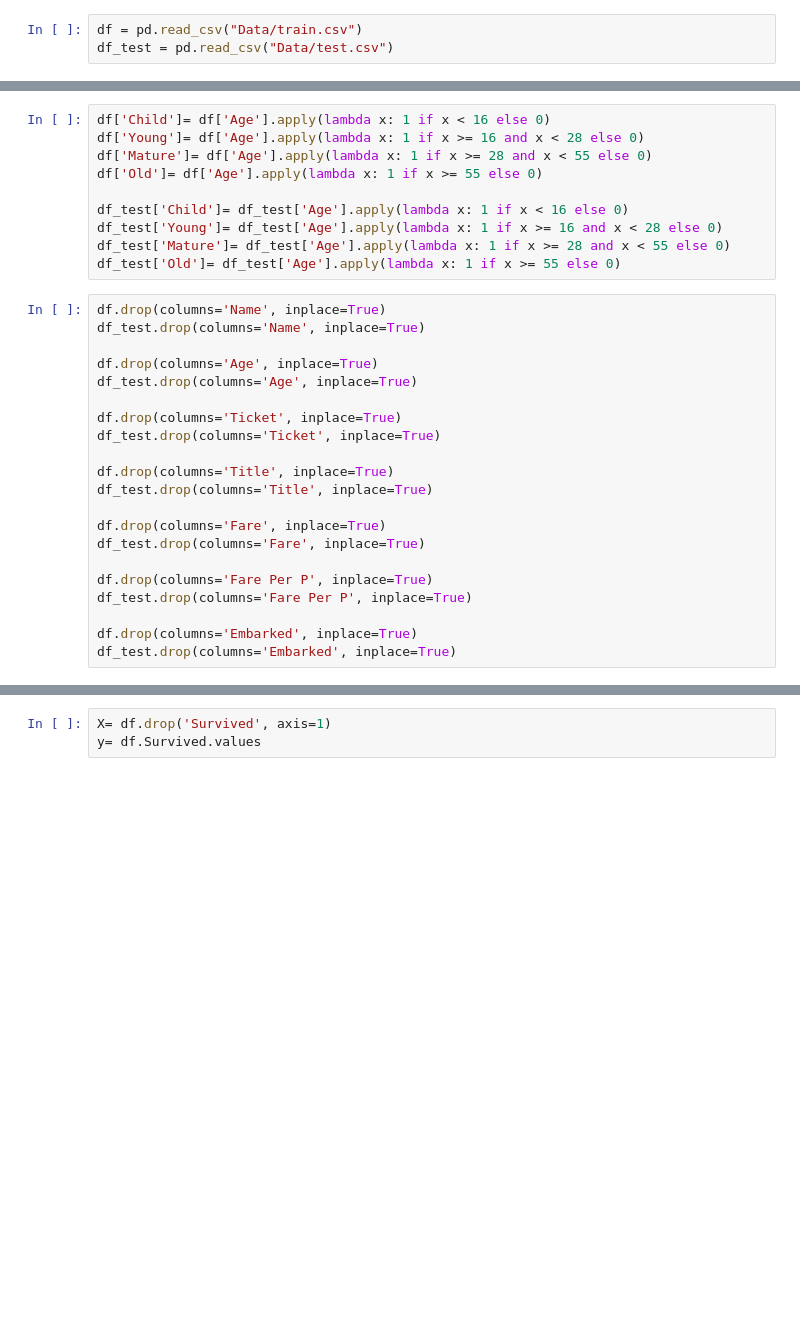
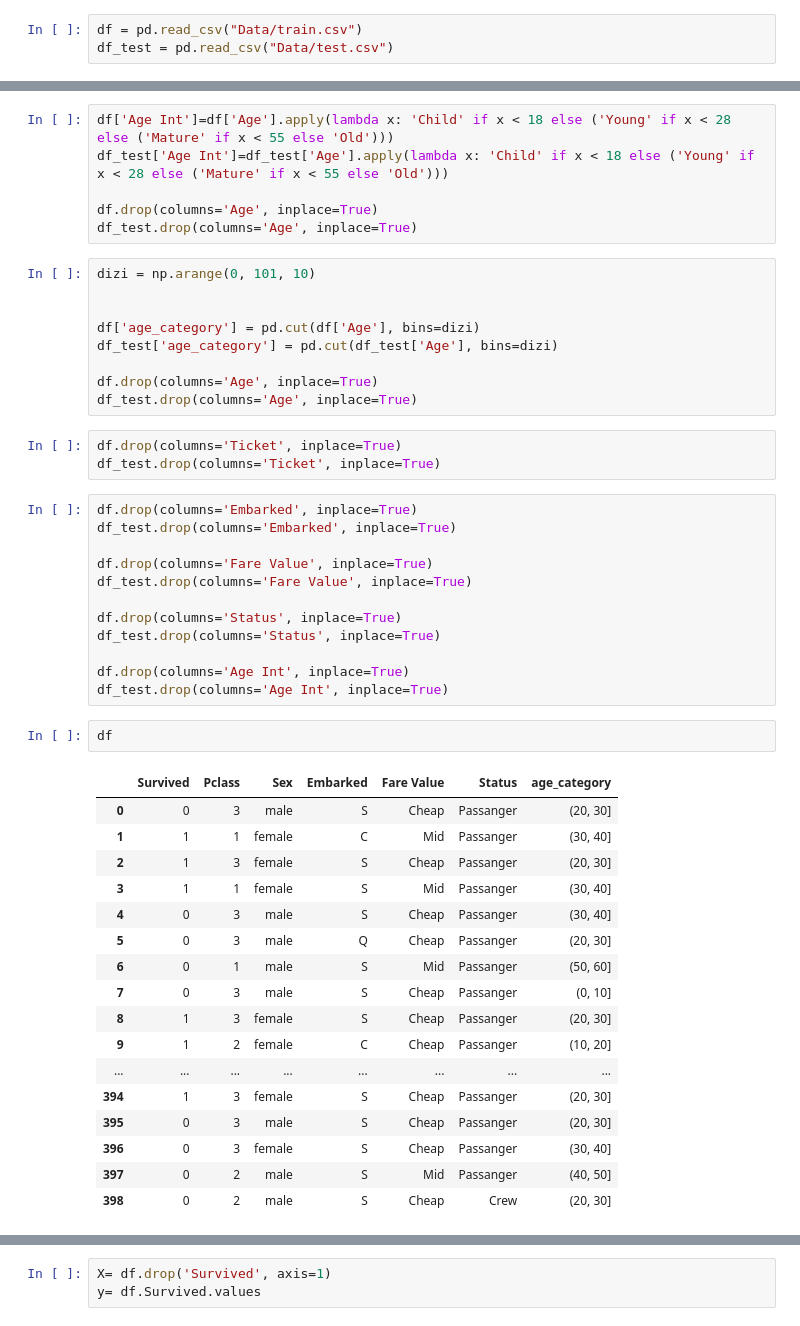
Before and after one commit to bgraslan/DL-E-exercises, a Jupyter notebook: titanic.ipynb, the cells around one changed output, grey strips where cells are left out. Saved outputs shown, nothing was run; the diff lists cells and outputs as text; blank space fills up the shorter version.

```diff
--- a/titanic.ipynb
+++ b/titanic.ipynb
@@ -169,32 +104,51 @@ df_test['Crew'] = df_test['Title'].apply(lambda x: 1 if x in ['Major', 'Col', 'R
-# %%
-df['Child']= df['Age'].apply(lambda x: 1 if x < 16 else 0)
-df['Young']= df['Age'].apply(lambda x: 1 if x >= 16 and x < 28 else 0)
-df['Mature']= df['Age'].apply(lambda x: 1 if x >= 28 and x < 55 else 0)
-df['Old']= df['Age'].apply(lambda x: 1 if x >= 55 else 0)
-
-df_test['Child']= df_test['Age'].apply(lambda x: 1 if x < 16 else 0)
-df_test['Young']= df_test['Age'].apply(lambda x: 1 if x >= 16 and x < 28 else 0)
-df_test['Mature']= df_test['Age'].apply(lambda x: 1 if x >= 28 and x < 55 else 0)
-df_test['Old']= df_test['Age'].apply(lambda x: 1 if x >= 55 else 0)
+# %%
+df['Age Int']=df['Age'].apply(lambda x: 'Child' if x < 18 else ('Young' if x < 28 else ('Mature' if x < 55 else 'Old')))
+df_test['Age Int']=df_test['Age'].apply(lambda x: 'Child' if x < 18 else ('Young' if x < 28 else ('Mature' if x < 55 else 'Old')))
+
+df.drop(columns='Age', inplace=True)
+df_test.drop(columns='Age', inplace=True)
+# %%
+dizi = np.arange(0, 101, 10)
+
+
+df['age_category'] = pd.cut(df['Age'], bins=dizi)
+df_test['age_category'] = pd.cut(df_test['Age'], bins=dizi)
+
+df.drop(columns='Age', inplace=True)
+df_test.drop(columns='Age', inplace=True)
 # %%
-df.drop(columns='Name', inplace=True)
-df_test.drop(columns='Name', inplace=True)
-
-df.drop(columns='Age', inplace=True)
-df_test.drop(columns='Age', inplace=True)
-
 df.drop(columns='Ticket', inplace=True)
 df_test.drop(columns='Ticket', inplace=True)
-
-df.drop(columns='Title', inplace=True)
-df_test.drop(columns='Title', inplace=True)
-
-df.drop(columns='Fare', inplace=True)
-df_test.drop(columns='Fare', inplace=True)
-
-df.drop(columns='Fare Per P', inplace=True)
-df_test.drop(columns='Fare Per P', inplace=True)
-
-df.drop(columns='Embarked', inplace=True)
-df_test.drop(columns='Embarked', inplace=True)
+# %%
+df.drop(columns='Embarked', inplace=True)
+df_test.drop(columns='Embarked', inplace=True)
+
+df.drop(columns='Fare Value', inplace=True)
+df_test.drop(columns='Fare Value', inplace=True)
+
+df.drop(columns='Status', inplace=True)
+df_test.drop(columns='Status', inplace=True)
+
+df.drop(columns='Age Int', inplace=True)
+df_test.drop(columns='Age Int', inplace=True)
+# %%
+df
+# %% [output]
+|  | Survived | Pclass | Sex | Embarked | Fare Value | Status | age_category |
+| 0 | 0 | 3 | male | S | Cheap | Passanger | (20, 30] |
+| 1 | 1 | 1 | female | C | Mid | Passanger | (30, 40] |
+| 2 | 1 | 3 | female | S | Cheap | Passanger | (20, 30] |
+| 3 | 1 | 1 | female | S | Mid | Passanger | (30, 40] |
+| 4 | 0 | 3 | male | S | Cheap | Passanger | (30, 40] |
+| 5 | 0 | 3 | male | Q | Cheap | Passanger | (20, 30] |
+| 6 | 0 | 1 | male | S | Mid | Passanger | (50, 60] |
+| 7 | 0 | 3 | male | S | Cheap | Passanger | (0, 10] |
+| 8 | 1 | 3 | female | S | Cheap | Passanger | (20, 30] |
+| 9 | 1 | 2 | female | C | Cheap | Passanger | (10, 20] |
+| ... | ... | ... | ... | ... | ... | ... | ... |
+| 394 | 1 | 3 | female | S | Cheap | Passanger | (20, 30] |
+| 395 | 0 | 3 | male | S | Cheap | Passanger | (20, 30] |
+| 396 | 0 | 3 | female | S | Cheap | Passanger | (30, 40] |
+| 397 | 0 | 2 | male | S | Mid | Passanger | (40, 50] |
+| 398 | 0 | 2 | male | S | Cheap | Crew | (20, 30] |
 # %%
```
Also changed, not shown: parts of 34 cells of this notebook, 2 other files.
